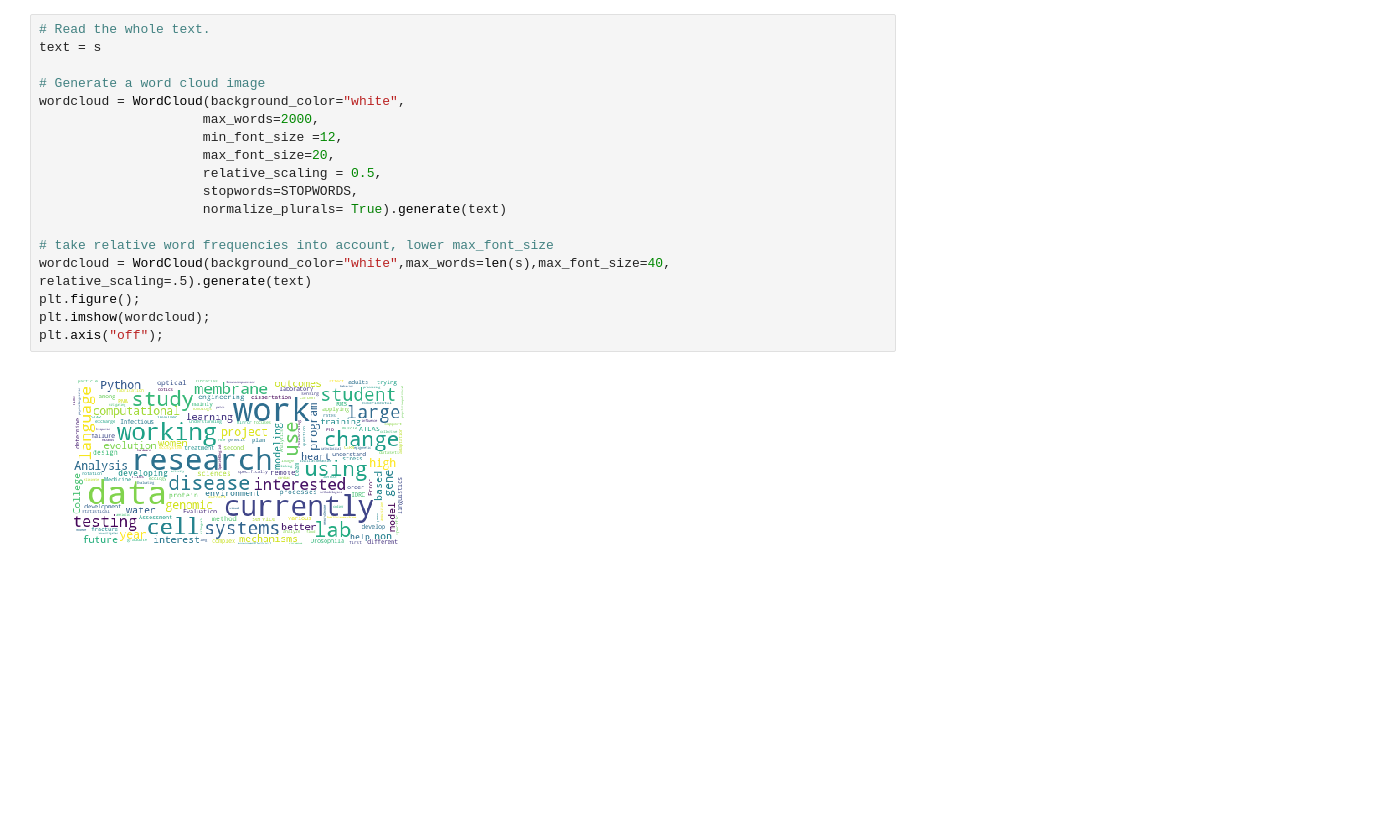
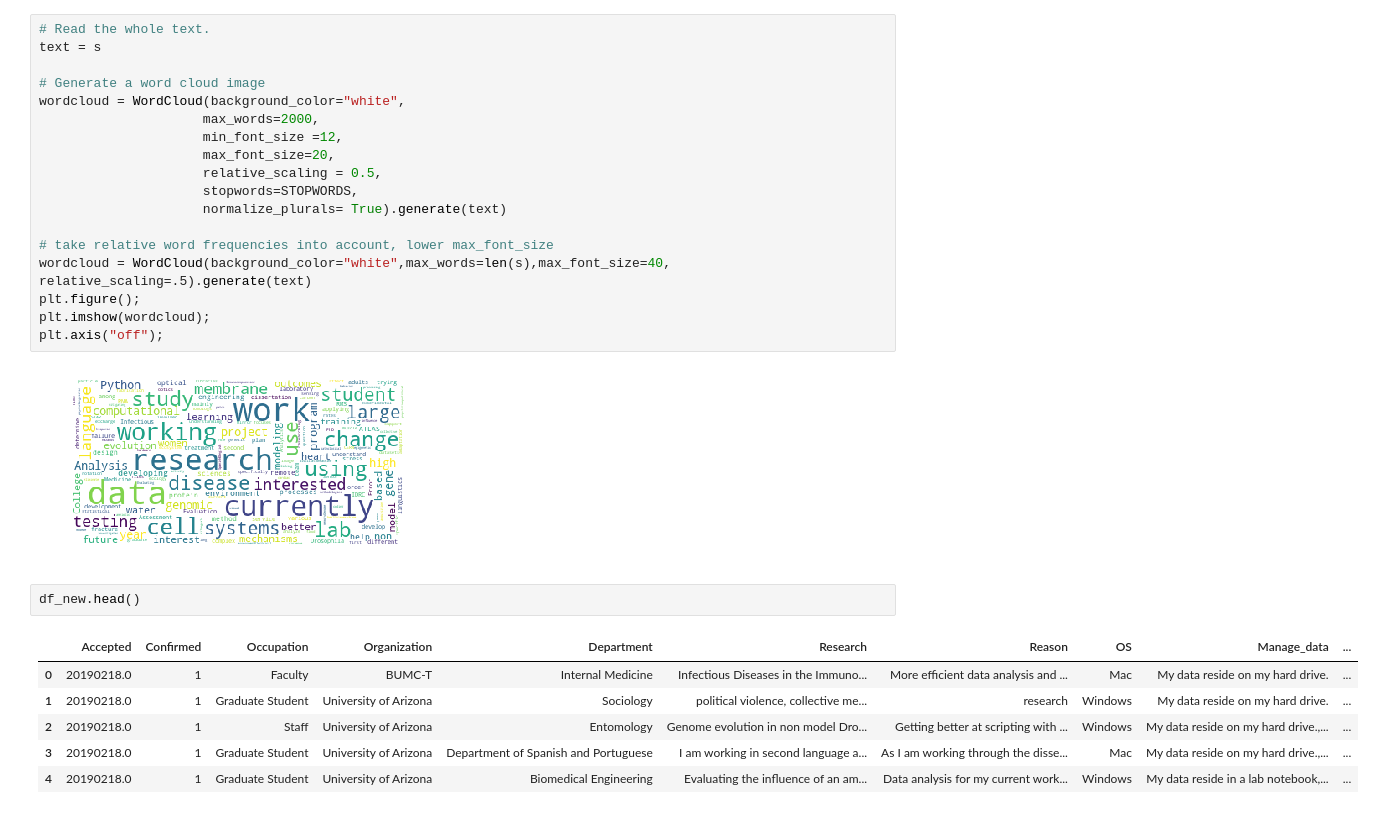
Before and after one commit to BhagyashreeMani/Survey-data, a Jupyter notebook: Allregistrants.ipynb, the cells around one changed output. Cells and saved outputs as stored; diff of their text form; blank space fills up the shorter version.

```diff
--- a/Allregistrants.ipynb
+++ b/Allregistrants.ipynb
@@ -176,3 +176,12 @@ plt.imshow(wordcloud);
 plt.axis("off");
 # %% [output]
 [figure]
+# %%
+df_new.head()
+# %% [output]
+|  | Accepted | Confirmed | Occupation | Organization | Department | Research | Reason | OS | Manage_data | ... |
+| 0 | 20190218.0 | 1 | Faculty | BUMC-T | Internal Medicine | Infectious Diseases in the Immuno... | More efficient data analysis and ... | Mac | My data reside on my hard drive. | ... |
+| 1 | 20190218.0 | 1 | Graduate Student | University of Arizona | Sociology | political violence, collective me... | research | Windows | My data reside on my hard drive. | ... |
+| 2 | 20190218.0 | 1 | Staff | University of Arizona | Entomology | Genome evolution in non model Dro... | Getting better at scripting with ... | Windows | My data reside on my hard drive.,... | ... |
+| 3 | 20190218.0 | 1 | Graduate Student | University of Arizona | Department of Spanish and Portuguese | I am working in second language a... | As I am working through the disse... | Mac | My data reside on my hard drive.,... | ... |
+| 4 | 20190218.0 | 1 | Graduate Student | University of Arizona | Biomedical Engineering | Evaluating the influence of an am... | Data analysis for my current work... | Windows | My data reside in a lab notebook,... | ... |
```
Also changed, not shown: parts of 2 cells of this notebook.
